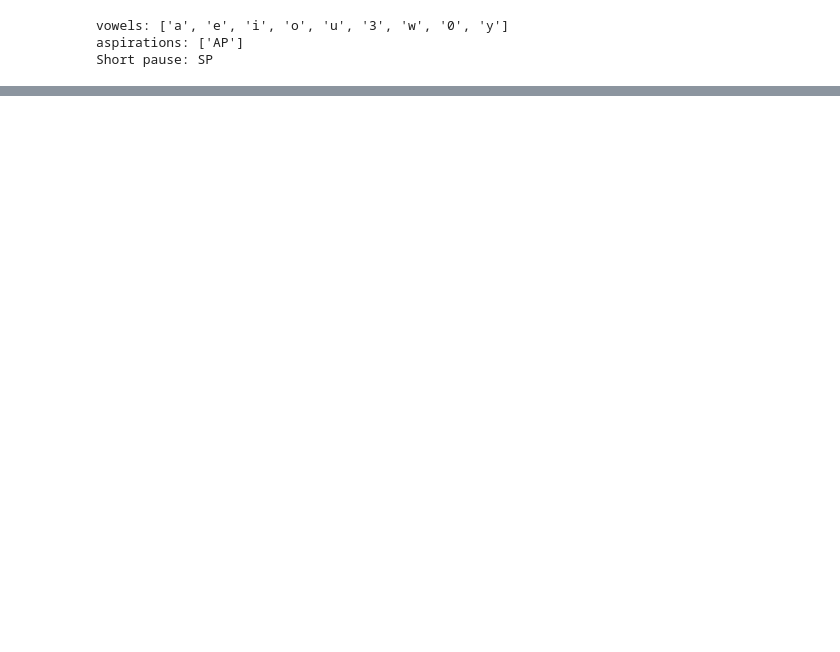
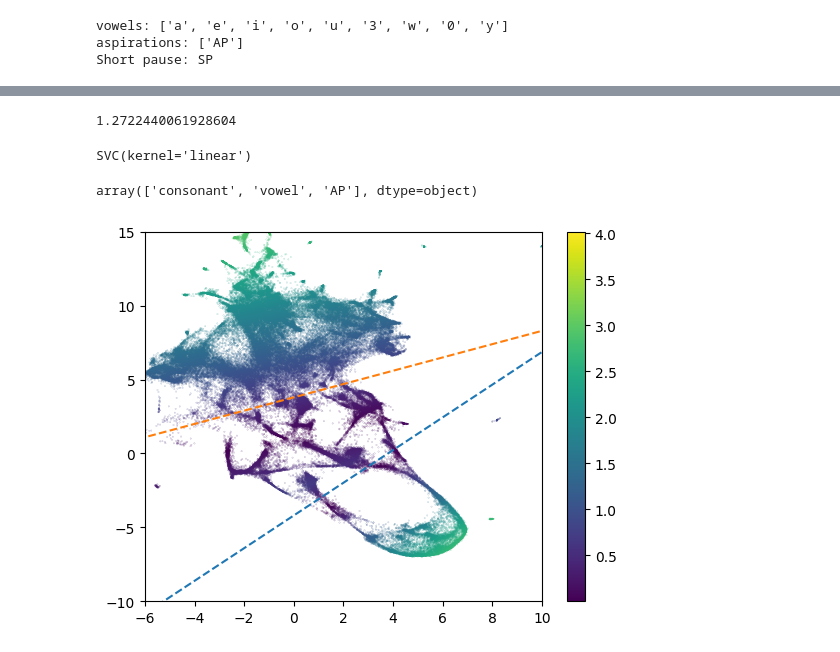
Before and after one commit to BSCCNS/Applio_LS, a Jupyter notebook: develop_nb/transitions.ipynb, the cells around one changed output, grey strips where cells are left out. Saved outputs shown, nothing was run; the diff lists cells and outputs as text; code cells hidden in the pictures; blank space fills up the shorter version.

```diff
--- a/develop_nb/transitions.ipynb
+++ b/develop_nb/transitions.ipynb
@@ -195,0 +163,10 @@ sample_silhouette_values.mean()
+# %%
+# X: your data, labels: cluster labels (0,1,2)
+clf = LinearSVC().fit(X, y)
+
+# decision_function gives per-class scores
+scores = clf.decision_function(X)  # shape: (n_samples, n_classes)
+
+# compute margins: difference between best and second-best class score
+sorted_scores = np.sort(scores, axis=1)
+margins = sorted_scores[:, -1] - sorted_scores[:, -2]
@@ -195,0 +183,37 @@ sample_silhouette_values.mean()
+# %%
+margins.mean()
+# %% [output]
+1.2722440061928604
+# %%
+from sklearn.svm import SVC
+import numpy as np
+
+clf = SVC(kernel="linear", decision_function_shape="ovr")
+clf.fit(X, y)
+# %% [output]
+SVC(kernel='linear')
+# %%
+df_filter['group'].unique()
+# %% [output]
+array(['consonant', 'vowel', 'AP'], dtype=object)
+# %%
+# Scatter plot of your points
+plt.scatter(X[:, 0], X[:, 1], s = 0.01, c=margins) #, cmap="Set1", edgecolors="k")
+
+# Define x range
+x_vals = np.linspace(X[:,0].min(), X[:,0].max(), 200)
+
+# Plot each separating hyperplane
+for coef, intercept in zip(clf.coef_[1:], clf.intercept_[1:]):
+    # w0*x + w1*y + b = 0  → y = -(w0/w1)*x - b/w1
+    slope = -coef[0] / coef[1]
+    intercept_line = -intercept / coef[1]
+    y_vals = slope * x_vals + intercept_line
+    plt.plot(x_vals, y_vals, "--")
+
+plt.xlim([-6,10])
+plt.ylim([-10,15])
+plt.colorbar()
+plt.show()
+# %% [output]
+[figure, added]
```
Also changed, not shown: parts of 24 cells of this notebook, 2 other files.
